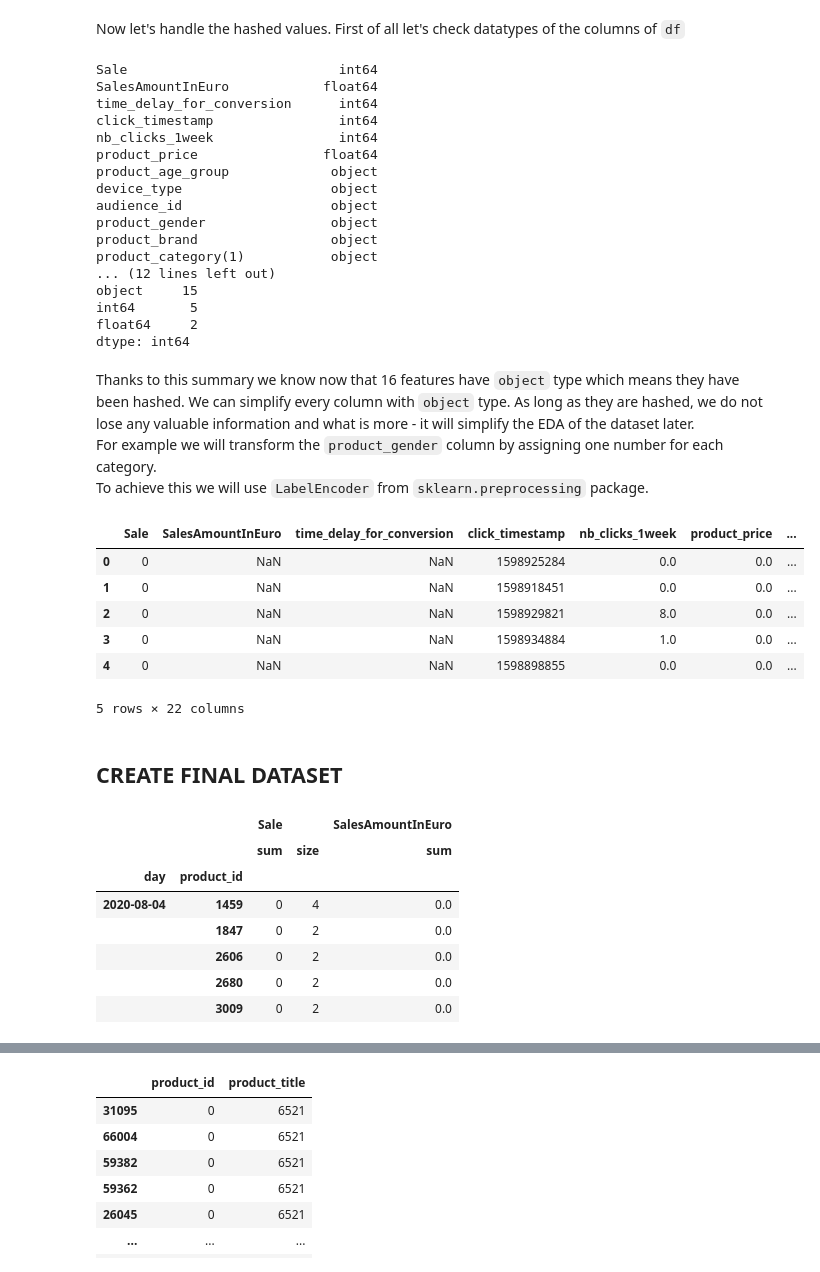
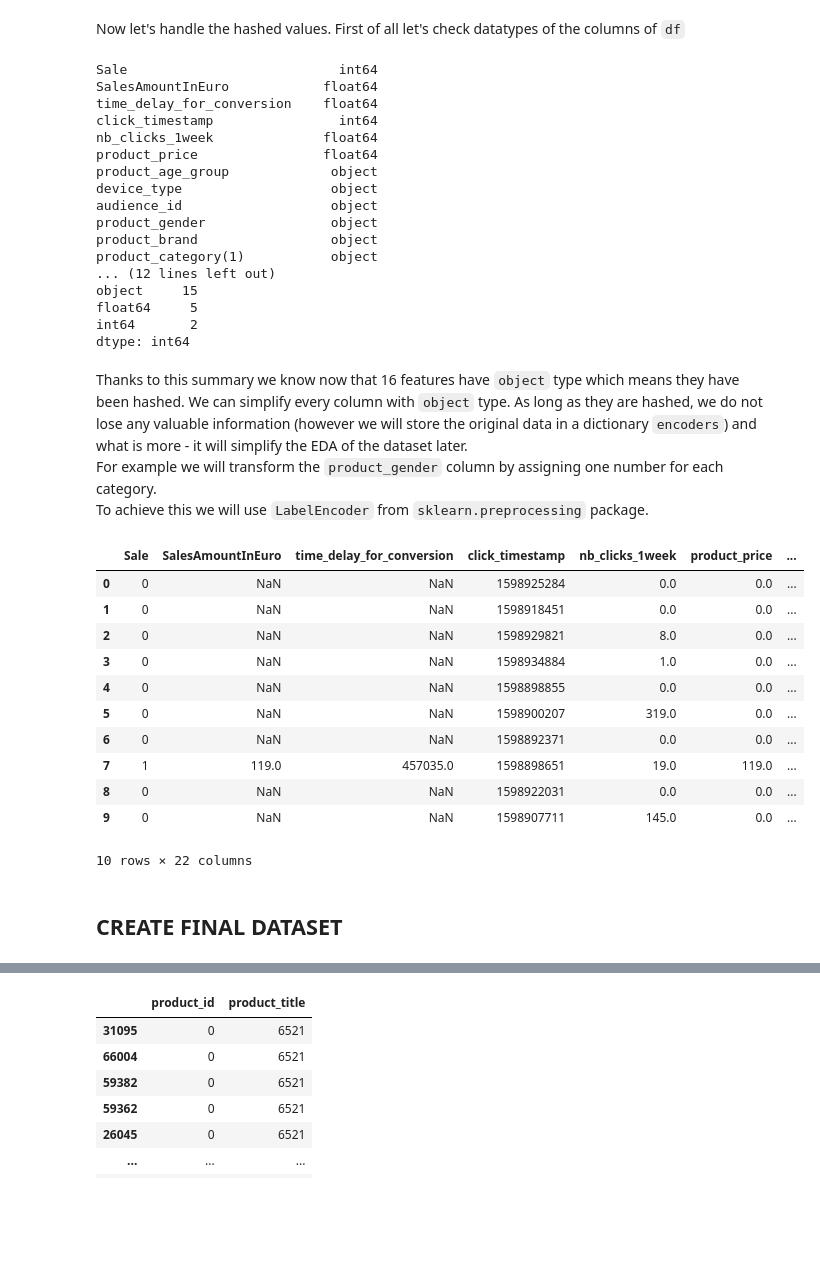
Before and after one commit to anras5/Criteo-Search-Data, a Jupyter notebook: Trial1.ipynb, the cells around one changed output, grey strips where cells are left out. Saved outputs shown, nothing was run; the diff lists cells and outputs as text; code cells hidden in the pictures; blank space fills up the shorter version.

```diff
--- a/Trial1.ipynb
+++ b/Trial1.ipynb
@@ -124,15 +126,15 @@ df_nans.head()
 # %% [markdown]
 Now let's handle the hashed values. First of all let's check datatypes of the columns of `df`
 # %%
-print(df.dtypes)
+print(df_nans.dtypes)
 print('-'*30)
-print(df.dtypes.value_counts())
+print(df_nans.dtypes.value_counts())
 # %% [output]
 Sale                           int64
 SalesAmountInEuro            float64
-time_delay_for_conversion      int64
+time_delay_for_conversion    float64
 click_timestamp                int64
-nb_clicks_1week                int64
+nb_clicks_1week              float64
 product_price                float64
 product_age_group             object
 device_type                   object
@@ -142,31 +144,43 @@ product_brand                 object
 product_category(1)           object
 ... (12 lines left out)
 object     15
-int64       5
-float64     2
+float64     5
+int64       2
 dtype: int64
 # %% [markdown]
-Thanks to this summary we know now that 16 features have `object` type which means they have been hashed. We can simplify every column with `object` type. As long as they are hashed, we do not lose any valuable information and what is more - it will simplify the EDA of the dataset later. \
+Thanks to this summary we know now that 16 features have `object` type which means they have been hashed. We can simplify every column with `object` type. As long as they are hashed, we do not lose any valuable information (however we will store the original data in a dictionary `encoders`) and what is more - it will simplify the EDA of the dataset later. \
 For example we will transform the `product_gender` column by assigning one number for each category. \
 To achieve this we will use `LabelEncoder` from `sklearn.preprocessing` package.
 # %%
 df_nans_encoded = pd.DataFrame()
+encoders = {}
+
 for col in df_nans.columns:
     if col in OBJECT_TYPE_COLUMN_NAMES:
         encoder = LabelEncoder()
-        df_nans_encoded[col] = encoder.fit_transform(df_nans[col])
+        # filter not null values from the column
+        series_not_null = df_nans[col][df_nans[col].notnull()]
+        # transform the values using LabelEncoder
+        df_nans_encoded[col] = pd.Series(encoder.fit_transform(series_not_null), index=series_not_null.index)
+        # save the encoder
+        encoders[col] = encoder
     else:
         df_nans_encoded[col] = df_nans[col]
 
-df_nans_encoded.head()
+df_nans_encoded.head(10)
 # %% [output]
 |  | Sale | SalesAmountInEuro | time_delay_for_conversion | click_timestamp | nb_clicks_1week | product_price | ... |
 | 0 | 0 | NaN | NaN | 1598925284 | 0.0 | 0.0 | ... |
 | 1 | 0 | NaN | NaN | 1598918451 | 0.0 | 0.0 | ... |
 | 2 | 0 | NaN | NaN | 1598929821 | 8.0 | 0.0 | ... |
 | 3 | 0 | NaN | NaN | 1598934884 | 1.0 | 0.0 | ... |
 | 4 | 0 | NaN | NaN | 1598898855 | 0.0 | 0.0 | ... |
+| 5 | 0 | NaN | NaN | 1598900207 | 319.0 | 0.0 | ... |
+| 6 | 0 | NaN | NaN | 1598892371 | 0.0 | 0.0 | ... |
+| 7 | 1 | 119.0 | 457035.0 | 1598898651 | 19.0 | 119.0 | ... |
+| 8 | 0 | NaN | NaN | 1598922031 | 0.0 | 0.0 | ... |
+| 9 | 0 | NaN | NaN | 1598907711 | 145.0 | 0.0 | ... |
-5 rows × 22 columns
+10 rows × 22 columns
 # %% [markdown]
 ## CREATE FINAL DATASET
 # %%
@@ -178,11 +193,0 @@ df = df_nans_encoded.groupby(['day', 'product_id']).agg({'Sale' : ['sum', 'size'
-# %%
-df.head()
-# %% [output]
-|  |  | Sale |  | SalesAmountInEuro |
-|  |  | sum | size | sum |
-| day | product_id |  |  |  |
-| 2020-08-04 | 1459 | 0 | 4 | 0.0 |
-|  | 1847 | 0 | 2 | 0.0 |
-|  | 2606 | 0 | 2 | 0.0 |
-|  | 2680 | 0 | 2 | 0.0 |
-|  | 3009 | 0 | 2 | 0.0 |
```
Also changed, not shown: parts of 5 cells of this notebook.
